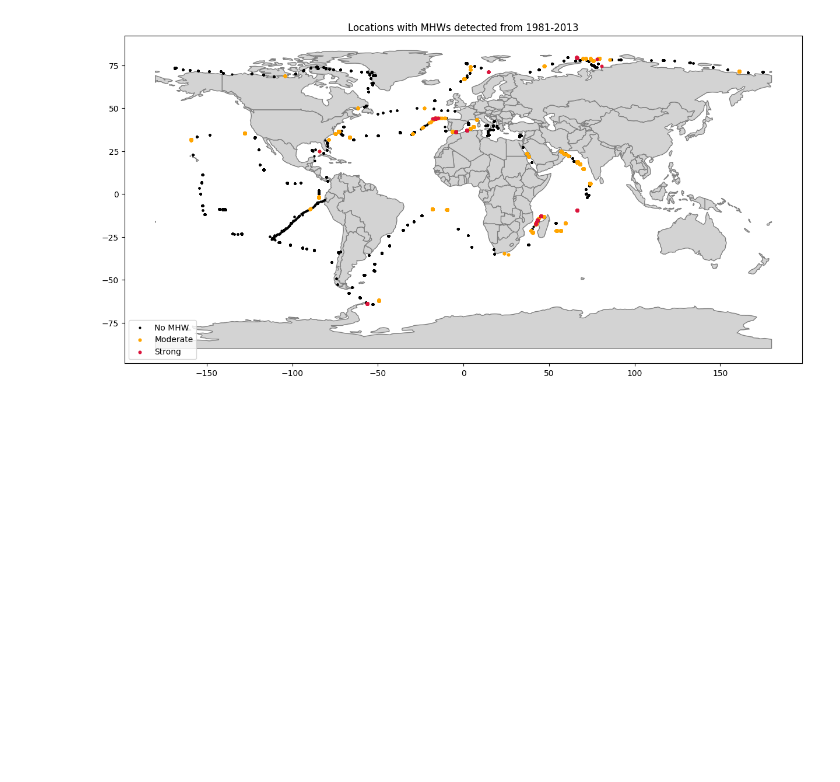
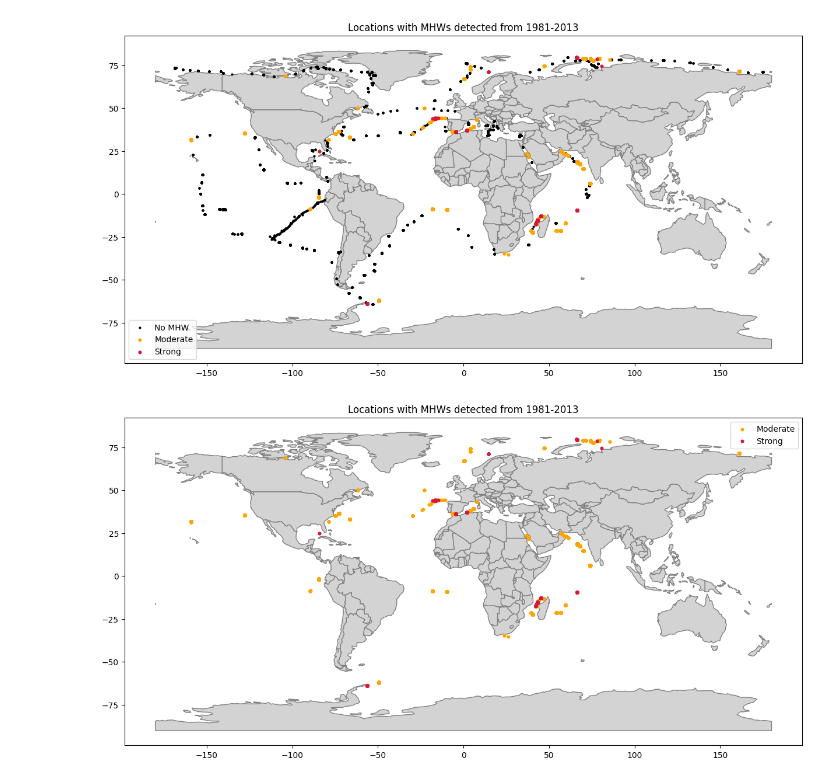
Before and after one commit to nesloanna/DS_thesis, a Jupyter notebook: MHW/test_mhw_etc.ipynb, the cells around one changed output. Cells and saved outputs as stored; diff of their text form; code cells hidden in the pictures; blank space fills up the shorter version.

```diff
--- a/MHW/test_mhw_etc.ipynb
+++ b/MHW/test_mhw_etc.ipynb
@@ -243,3 +369,38 @@ ax.legend()
 plt.show()
 # %% [output]
 [figure]
+# %%
+
+strong_df = filtered_df[filtered_df['category'] == 'Strong']
+moderate_df = filtered_df[filtered_df['category'] == 'Moderate']
+
+
+world = gpd.read_file(gpd.datasets.get_path('naturalearth_lowres'))
+
+fig, ax = plt.subplots(figsize=(15, 15))
+
+# Plot world map
+world.plot(ax=ax, color='lightgray', edgecolor='grey')
+
+# # Plot closest match points
+# ax.scatter(no_mhws_df['Longitude'], no_mhws_df['Latitude'],
+#            color='black', label='No MHW', s=4)
+
+# Plot original points
+ax.scatter(moderate_df['Longitude'], moderate_df['Latitude'],
+           color='orange', label='Moderate', s=11)
+
+# Plot closest match points
+ax.scatter(strong_df['Longitude'], strong_df['Latitude'],
+           color='crimson', label='Strong', s=11)
+
+
+
+# Set title
+ax.set_title('Locations with MHWs detected from 1981-2013')
+# Add legend
+ax.legend()
+
+plt.show()
+# %% [output]
+[figure, added]
```
Also changed, not shown: parts of 12 cells of this notebook, 1 other file.
